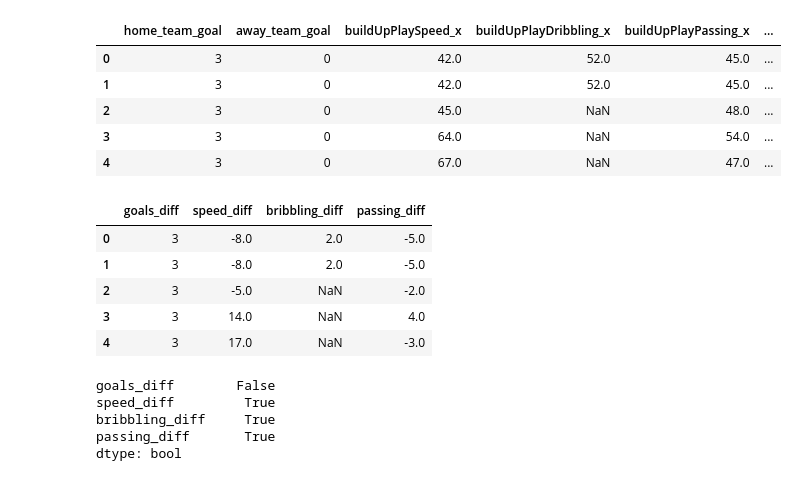
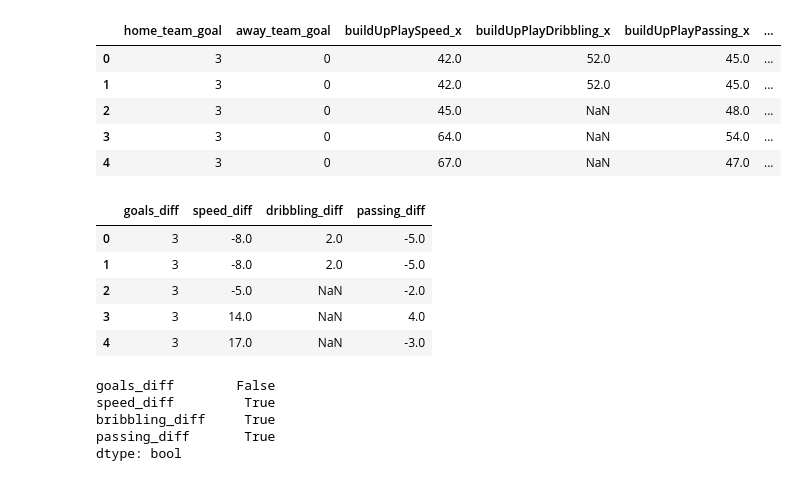
Before and after one commit to uiansol/soccer-data-analysis, a Jupyter notebook: european-soccer-analysis.ipynb, the cells around one changed output. Drawn from its saved outputs; the diff is of its cells as text; code cells hidden in the pictures.

```diff
--- a/european-soccer-analysis.ipynb
+++ b/european-soccer-analysis.ipynb
@@ -155,7 +155,7 @@ temp3.head()
 # %%
 temp3['goals_diff'] = temp3['home_team_goal'] - temp3['away_team_goal']
 temp3['speed_diff'] = temp3['buildUpPlaySpeed_x'] - temp3['buildUpPlaySpeed_y']
-temp3['bribbling_diff'] = temp3['buildUpPlayDribbling_x'] - temp3['buildUpPlayDribbling_y']
+temp3['dribbling_diff'] = temp3['buildUpPlayDribbling_x'] - temp3['buildUpPlayDribbling_y']
 temp3['passing_diff'] = temp3['buildUpPlayPassing_x'] - temp3['buildUpPlayPassing_y']
 temp3.head()
 # %% [output]
@@ -166,10 +166,10 @@ temp3.head()
 | 3 | 3 | 0 | 64.0 | NaN | 54.0 | ... |
 | 4 | 3 | 0 | 67.0 | NaN | 47.0 | ... |
 # %%
-complete_match = temp3[['goals_diff', 'speed_diff', 'bribbling_diff', 'passing_diff']].copy()
+complete_match = temp3[['goals_diff', 'speed_diff', 'dribbling_diff', 'passing_diff']].copy()
 complete_match.head()
 # %% [output]
-|  | goals_diff | speed_diff | bribbling_diff | passing_diff |
+|  | goals_diff | speed_diff | dribbling_diff | passing_diff |
 | 0 | 3 | -8.0 | 2.0 | -5.0 |
 | 1 | 3 | -8.0 | 2.0 | -5.0 |
 | 2 | 3 | -5.0 | NaN | -2.0 |
```
Also changed, not shown: parts of 8 cells of this notebook.
